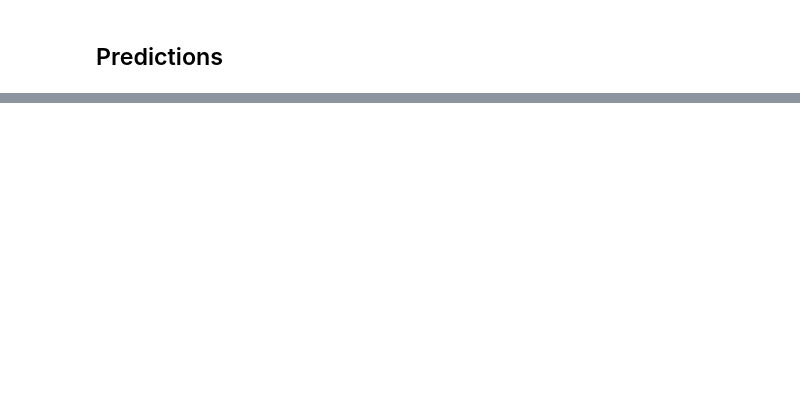
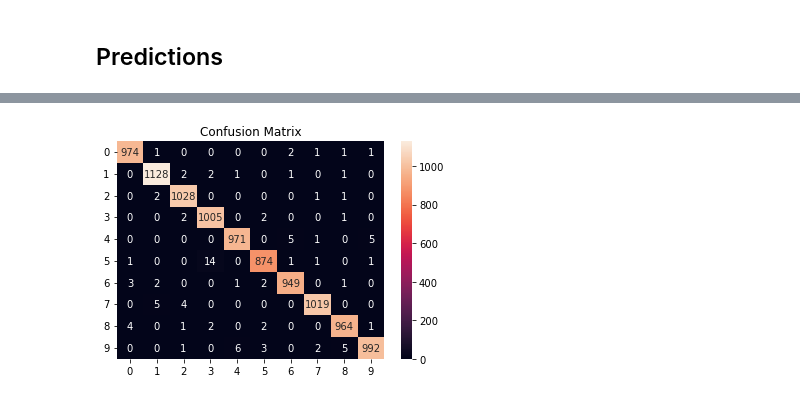
Before and after one commit to Mouafak-Khaled/KaggleDigitRecognizerCompetition, a Jupyter notebook: train.ipynb, the cells around one changed output, grey strips where cells are left out. Saved outputs shown, nothing was run; the diff lists cells and outputs as text; code cells hidden in the pictures; blank space fills up the shorter version.

```diff
--- a/train.ipynb
+++ b/train.ipynb
@@ -208,0 +210,8 @@ IndentationError: unexpected indent (1077977500.py, line 2)
+# %%
+y_true, y_pred = predictions(model=model, data_loader=test_loader, device=device)
+# %%
+cf_matrix = calculate_confusion_matrix(y_true=y_true, y_pred=y_pred)
+# %%
+plot_cf_matrix(cf_matrix, range(10))
+# %% [output]
+[figure, added]
```
Also changed, not shown: parts of 29 cells of this notebook, 4 other files.
